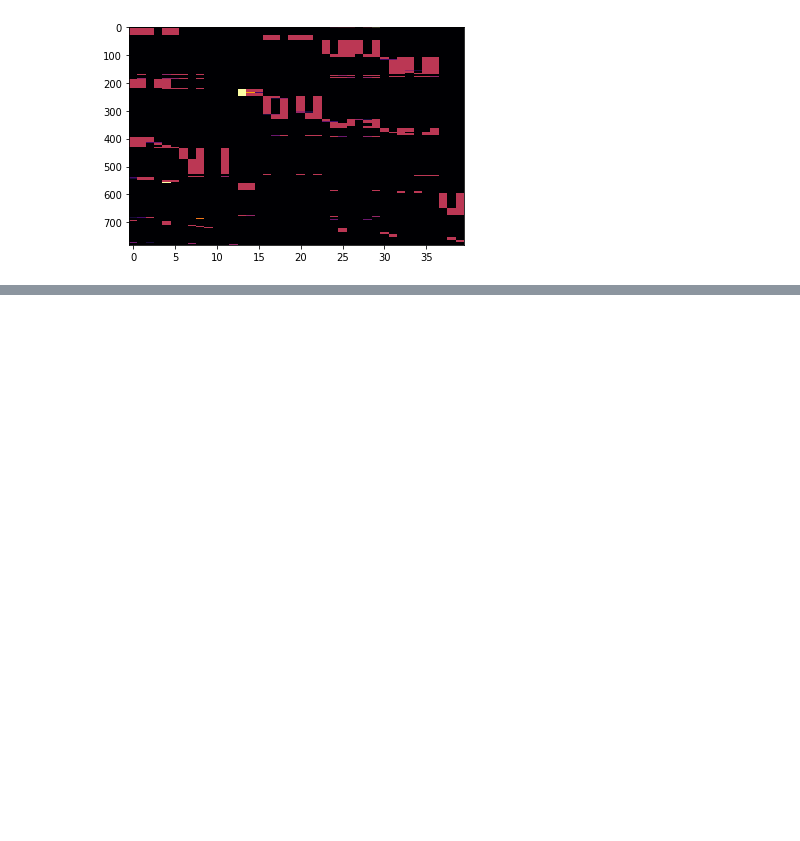
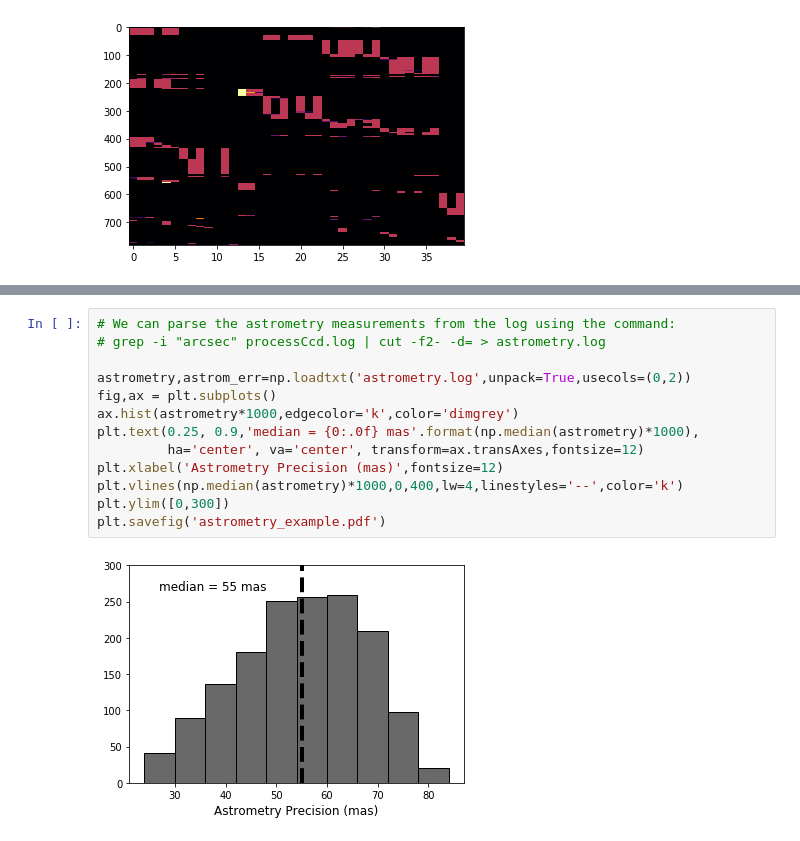
Before and after one commit to smotherh/KBMOD_paper2_data_preperation, a Jupyter notebook: pointing_metadata/NEO_Fields.ipynb, the cells around one changed output, grey strips where cells are left out. Drawn from its saved outputs; the diff is of its cells as text; blank space fills up the shorter version.

Commit message:
Added astrometry measurements

```diff
--- a/pointing_metadata/NEO_Fields.ipynb
+++ b/pointing_metadata/NEO_Fields.ipynb
@@ -271,0 +267,15 @@ b'2015-05-20 10:12:35.083'
+# %%
+# We can parse the astrometry measurements from the log using the command:
+# grep -i "arcsec" processCcd.log | cut -f2- -d= > astrometry.log
+
+astrometry,astrom_err=np.loadtxt('astrometry.log',unpack=True,usecols=(0,2))
+fig,ax = plt.subplots()
+ax.hist(astrometry*1000,edgecolor='k',color='dimgrey')
+plt.text(0.25, 0.9,'median = {0:.0f} mas'.format(np.median(astrometry)*1000),
+         ha='center', va='center', transform=ax.transAxes,fontsize=12)
+plt.xlabel('Astrometry Precision (mas)',fontsize=12)
+plt.vlines(np.median(astrometry)*1000,0,400,lw=4,linestyles='--',color='k')
+plt.ylim([0,300])
+plt.savefig('astrometry_example.pdf')
+# %% [output]
+[figure, added]
```
Also changed, not shown: parts of 7 cells of this notebook.
